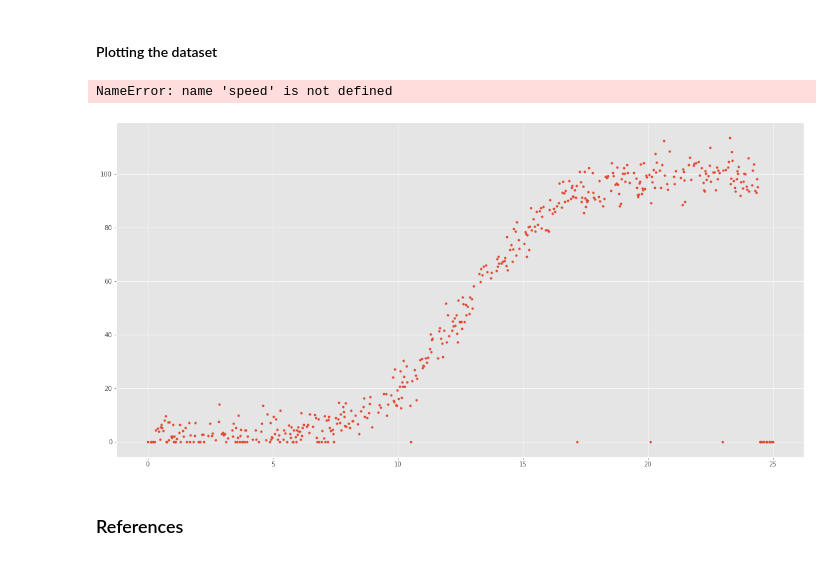
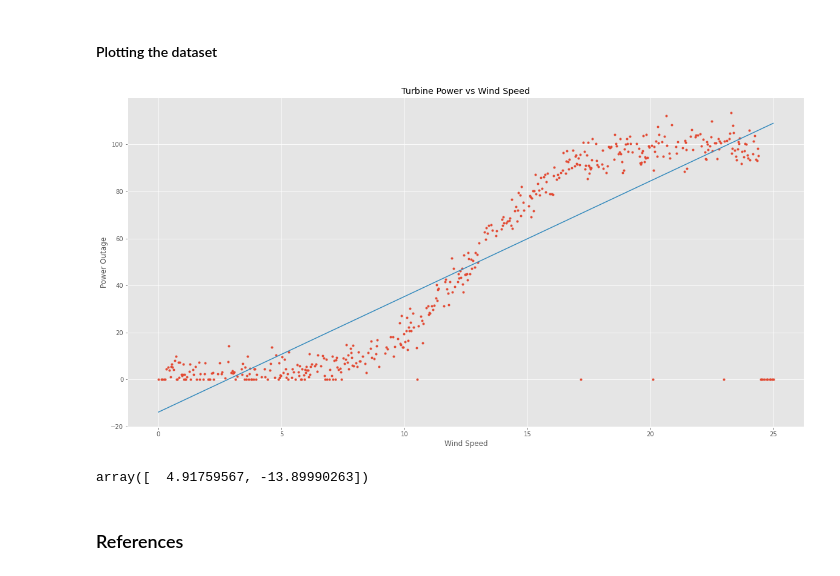
Before and after one commit to nmanley73/Project-Fundamentals, a Jupyter notebook: Project-Fundamentals.ipynb, the cells around one changed output. Drawn from its saved outputs; the diff is of its cells as text; code cells hidden in the pictures.

Commit message:
added linear regression to plot

```diff
--- a/Project-Fundamentals.ipynb
+++ b/Project-Fundamentals.ipynb
@@ -50,24 +50,34 @@ There are a few outliers in the dataset where there are four wind speed points i
 # %%
 # import libraries
 import matplotlib.pyplot as plt
 import seaborn as sns
 import numpy as np
 
 # make plot tidier
 plt.style.use("ggplot")
 # make plot bigger
 plt.rcParams["figure.figsize"] = (20,10)
 
-plt.plot(df["speed"], df["power"], '.', label = "Data")
-np.polyfit(speed, power,1)
+# set x equal to speed variable and y to power variable
+x = df.speed
+y = df.power
+
+
+coeffs = np.polyfit(x,y,1)
+plt.plot(x, y, '.', label = "Data")
+c=plt.plot(x, coeffs[0]*x+coeffs[1], '-', label = "Best fit")
+#plt.plot(df["speed"], df["power"], '.', label = "Data")
 
 # add title, xlabel and ylabel to plot
 plt.title("Turbine Power vs Wind Speed")
 plt.xlabel("Wind Speed")
 plt.ylabel("Power Outage");
 # %% [output]
-NameError: name 'speed' is not defined
-[figure, old version]
+[figure, new version]
+# %%
+coeffs
+# %% [output]
+array([  4.91759567, -13.89990263])
 # %% [markdown]
 ### References
 # %% [markdown]
```
Also changed, not shown: parts of 1 cell of this notebook.
